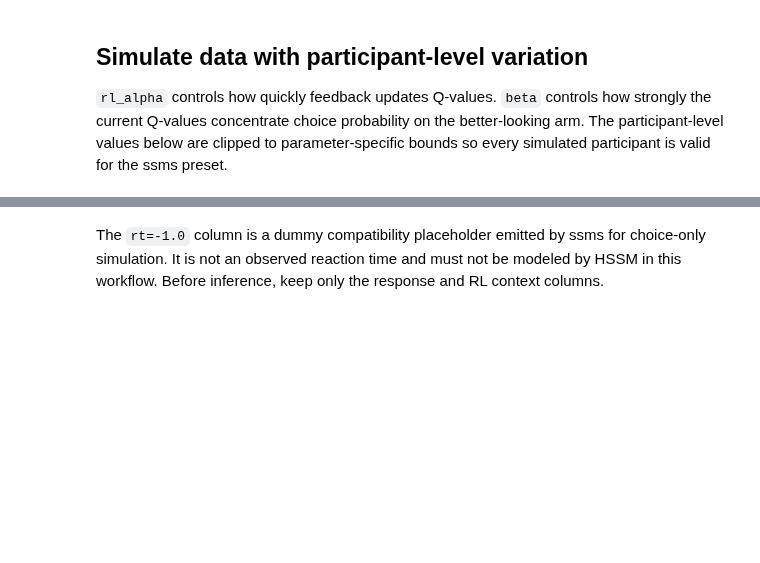
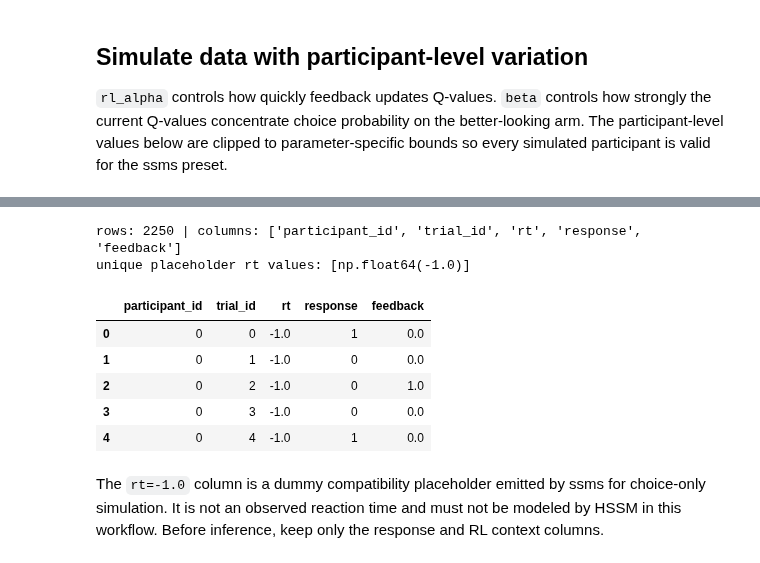
Before and after one commit to lnccbrown/HSSM, a Jupyter notebook: docs/tutorials/choice_only_rlssm.ipynb, the cells around one changed output, grey strips where cells are left out. Drawn from its saved outputs; the diff is of its cells as text; code cells hidden in the pictures; blank space fills up the shorter version.

```diff
--- a/docs/tutorials/choice_only_rlssm.ipynb
+++ b/docs/tutorials/choice_only_rlssm.ipynb
@@ -113,16 +145,24 @@ true_params.round(3)
 # %%
 data = rl.Simulator(ssms_config).simulate(
     theta=theta_arrays,
     n_trials=N_TRIALS,
     n_participants=N_PARTICIPANTS,
     random_state=RANDOM_SEED,
 )
-ssms_config.validate_data(data).raise_for_errors()
 
 assert np.all(data["rt"].to_numpy() == -1.0)
 print("rows:", len(data), "| columns:", list(data.columns))
 print("unique placeholder rt values:", sorted(data["rt"].unique()))
 data.head()
+# %% [output]
+rows: 2250 | columns: ['participant_id', 'trial_id', 'rt', 'response', 'feedback']
+unique placeholder rt values: [np.float64(-1.0)]
+|  | participant_id | trial_id | rt | response | feedback |
+| 0 | 0 | 0 | -1.0 | 1 | 0.0 |
+| 1 | 0 | 1 | -1.0 | 0 | 0.0 |
+| 2 | 0 | 2 | -1.0 | 0 | 1.0 |
+| 3 | 0 | 3 | -1.0 | 0 | 0.0 |
+| 4 | 0 | 4 | -1.0 | 1 | 0.0 |
 # %% [markdown]
 The `rt=-1.0` column is a dummy compatibility placeholder emitted by ssms for choice-only simulation. It is not an observed reaction time and must not be modeled by HSSM in this workflow. Before inference, keep only the response and RL context columns.
 # %%
```
Also changed, not shown: parts of 13 cells of this notebook.
